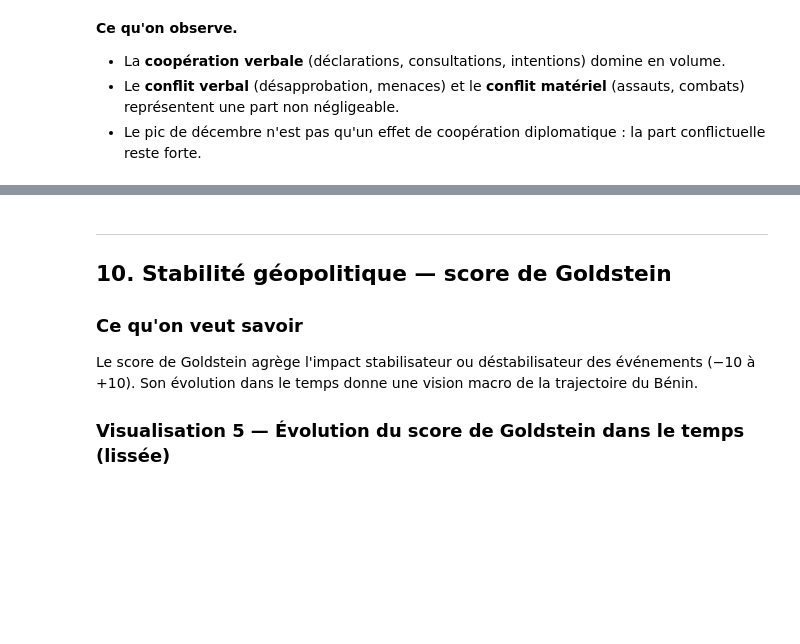
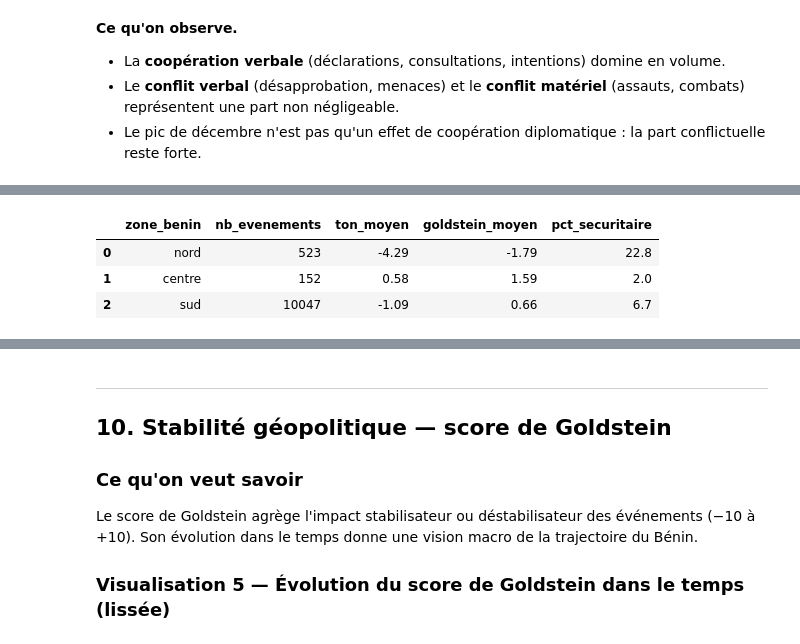
Before and after one commit to CarineEpitech/Hackathon_Isheero_Team04, a Jupyter notebook: notebooks/eda.ipynb, the cells around one changed output, grey strips where cells are left out. Drawn from its saved outputs; the diff is of its cells as text; code cells hidden in the pictures; blank space fills up the shorter version.

Commit message:
add: score goldstein à viz events par zone

```diff
--- a/notebooks/eda.ipynb
+++ b/notebooks/eda.ipynb
@@ -1170,0 +905,43 @@ Viz 5 sauvegardee.
+# %%
+# DF indicateurs (zone_benin, nb_evenements, ton_moyen, goldstein_moyen, pct_securitaire)
+
+LAT_MIN, LAT_MAX = 6.0, 12.5
+LON_MIN, LON_MAX = 0.8, 3.9
+ordre_zones = ['nord', 'centre', 'sud']
+
+# 1. Variable sécuritaire
+df['est_securitaire'] = df['EventBaseCode'].between(180, 199)
+
+# 2. Filtre géographique
+geo = df.dropna(subset=['ActionGeo_Lat', 'ActionGeo_Long']).copy()
+geo = geo[
+    (geo['ActionGeo_Lat'].between(LAT_MIN, LAT_MAX)) &
+    (geo['ActionGeo_Long'].between(LON_MIN, LON_MAX))
+]
+
+# 3. Agrégation finale (avec nb_evenements)
+df_zone = (
+    geo.groupby('zone_benin')
+       .agg(
+           nb_evenements=('GLOBALEVENTID', 'count'),   # 👈 ajouté ici
+           ton_moyen=('AvgTone', 'mean'),
+           goldstein_moyen=('GoldsteinScale', 'mean'),
+           pct_securitaire=('est_securitaire', 'mean')
+       )
+       .reindex(ordre_zones)
+       .reset_index()
+)
+
+# Conversion en %
+df_zone['pct_securitaire'] = (df_zone['pct_securitaire'] * 100).round(1)
+
+# Arrondis
+df_zone['ton_moyen'] = df_zone['ton_moyen'].round(2)
+df_zone['goldstein_moyen'] = df_zone['goldstein_moyen'].round(2)
+
+df_zone
+# %% [output]
+|  | zone_benin | nb_evenements | ton_moyen | goldstein_moyen | pct_securitaire |
+| 0 | nord | 523 | -4.29 | -1.79 | 22.8 |
+| 1 | centre | 152 | 0.58 | 1.59 | 2.0 |
+| 2 | sud | 10047 | -1.09 | 0.66 | 6.7 |
```
Also changed, not shown: parts of 8 cells of this notebook, 3 other files.
